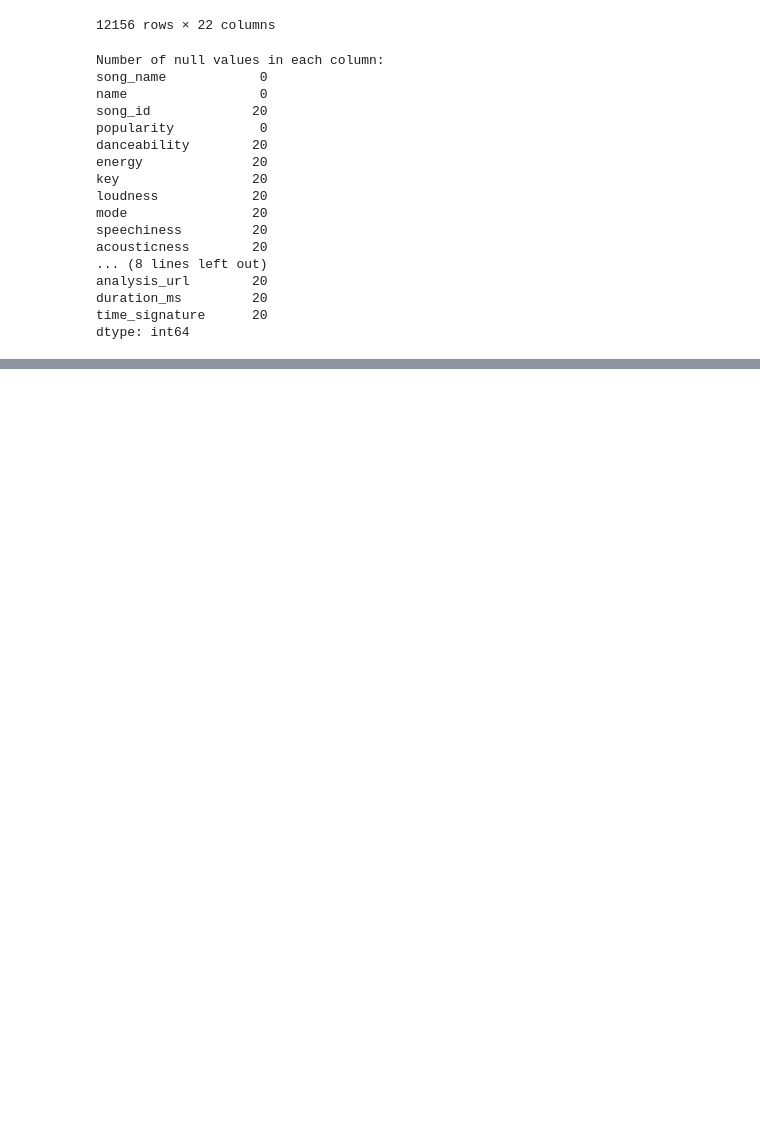
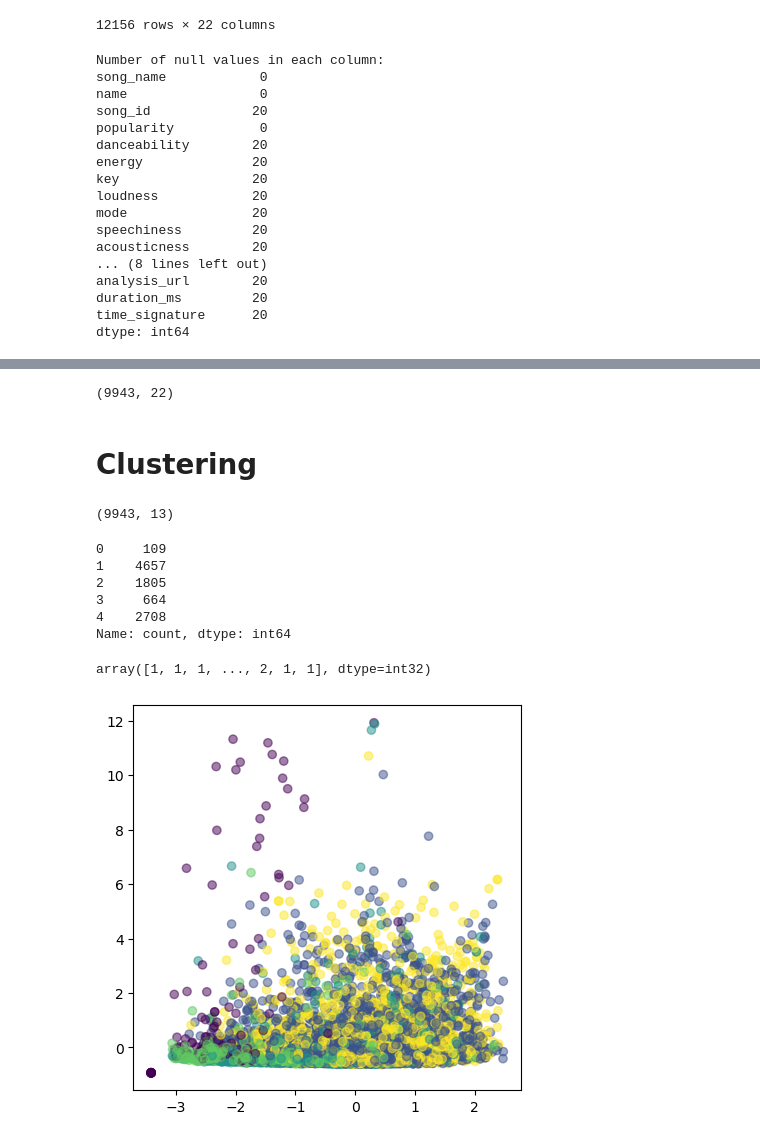
Before and after one commit to sanseeta22/lab-web-scraping-single-page, a Jupyter notebook: GNOD_Recommendation.ipynb, the cells around one changed output, grey strips where cells are left out. Saved outputs shown, nothing was run; the diff lists cells and outputs as text; code cells hidden in the pictures; blank space fills up the shorter version.

```diff
--- a/GNOD_Recommendation.ipynb
+++ b/GNOD_Recommendation.ipynb
@@ -210,4 +216,6 @@ time_signature      20
 dtype: int64
 # %%
 # Drop rows with missing values
-df_with_audio_feautures = df_with_audio_feautures.dropna()
+df_with_audio_features = df_with_audio_features.dropna()
+
+df_with_audio_features['song_id'].value_counts()
@@ -216,0 +239,49 @@ df_with_audio_feautures.to_csv('songs_with_feautures.csv', index=False)
+# %%
+df_with_audio_features.shape
+# %% [output]
+(9943, 22)
+# %% [markdown]
+# Clustering
+# %%
+import pandas as pd
+from sklearn.cluster import KMeans
+from sklearn.preprocessing import StandardScaler
+
+# Here, we're selecting only the numerical columns
+numerical_columns = df_with_audio_features.select_dtypes(include=['float64', 'int64'])
+numerical_columns.isnull().sum()
+
+# numerical_columns = numerical_columns.drop_duplicates()
+# # Standardize the numerical data
+scaler = StandardScaler()
+X_prep = scaler.fit_transform(numerical_columns)
+
+# Perform KMeans clustering
+kmeans = KMeans(n_clusters=5)  # Specify the number of clusters
+kmeans.fit(X_prep)
+
+numerical_columns.shape
+# %% [output]
+(9943, 13)
+# %%
+clusters = kmeans.predict(X_prep)
+
+# Check the size of the clusters
+pd.Series(clusters).value_counts().sort_index()
+# %% [output]
+0     109
+1    4657
+2    1805
+3     664
+4    2708
+Name: count, dtype: int64
+# %%
+clusters
+# %% [output]
+array([1, 1, 1, ..., 2, 1, 1], dtype=int32)
+# %%
+plt.figure(figsize=(5, 5))
+plt.scatter(X_prep[:, 0], X_prep[:, 5], c=clusters,alpha=0.5)
+plt.show()
+# %% [output]
+[figure, added]
```
Also changed, not shown: parts of 16 cells of this notebook, 2 other files.
